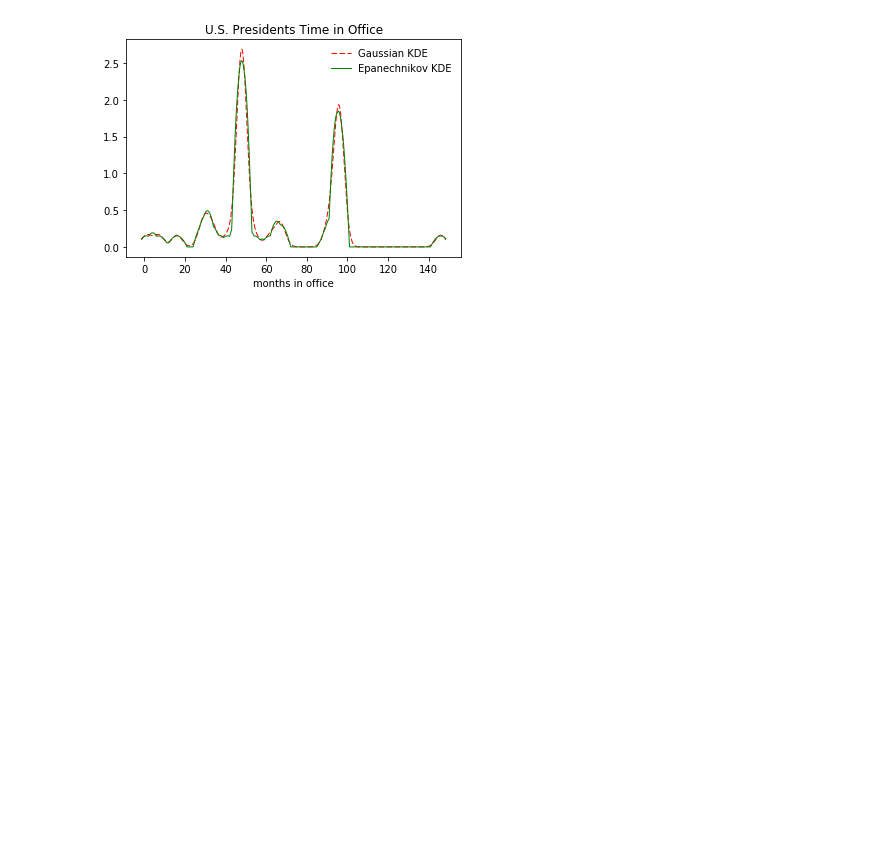
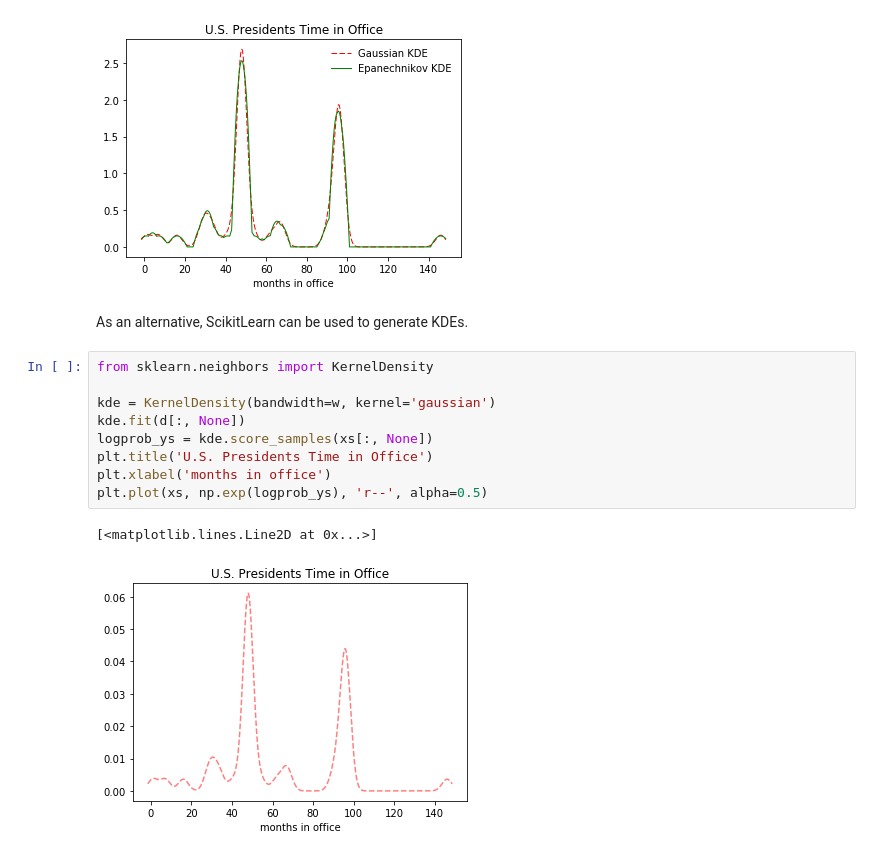
Before and after one commit to wlhays/python_examples, a Jupyter notebook: kde_pres/kde-presidents-months_ex.ipynb, the cells around one changed output. Saved outputs shown, nothing was run; the diff lists cells and outputs as text; blank space fills up the shorter version.

Commit message:
add sklearn KDE code and figure

```diff
--- a/kde_pres/kde-presidents-months_ex.ipynb
+++ b/kde_pres/kde-presidents-months_ex.ipynb
@@ -54,3 +54,17 @@ plt.legend(loc='upper right', frameon=False)
 # %% [output]
 <matplotlib.legend.Legend at 0x...>
 [figure]
+# %% [markdown]
+As an alternative, ScikitLearn can be used to generate KDEs.
+# %%
+from sklearn.neighbors import KernelDensity
+
+kde = KernelDensity(bandwidth=w, kernel='gaussian')
+kde.fit(d[:, None])
+logprob_ys = kde.score_samples(xs[:, None])
+plt.title('U.S. Presidents Time in Office')
+plt.xlabel('months in office')
+plt.plot(xs, np.exp(logprob_ys), 'r--', alpha=0.5)
+# %% [output]
+[<matplotlib.lines.Line2D at 0x...>]
+[figure, added]
```
Also changed, not shown: parts of 2 cells of this notebook.
